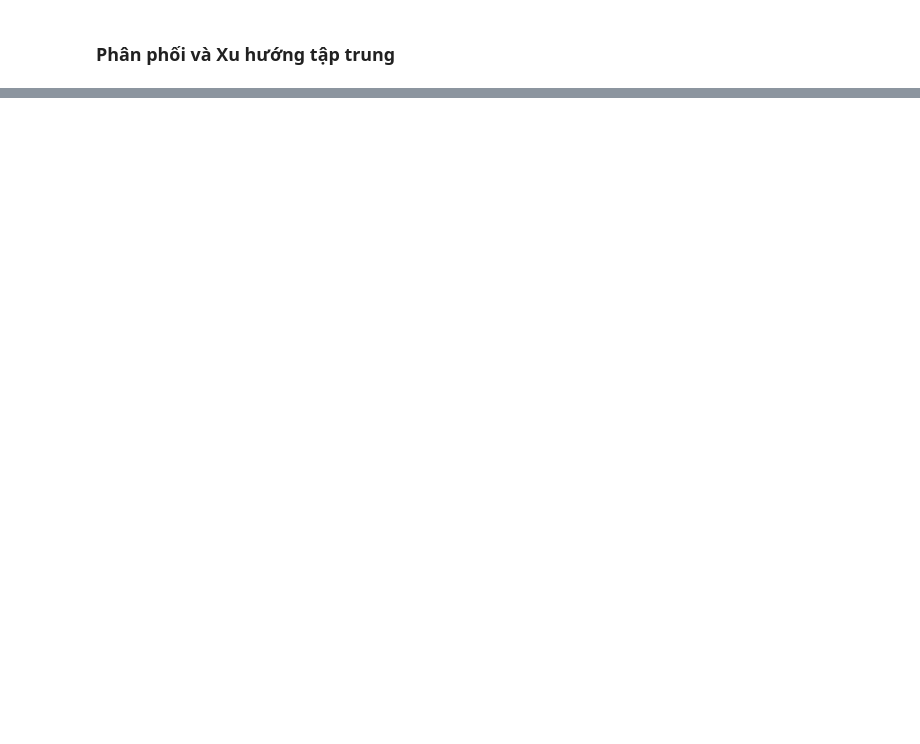
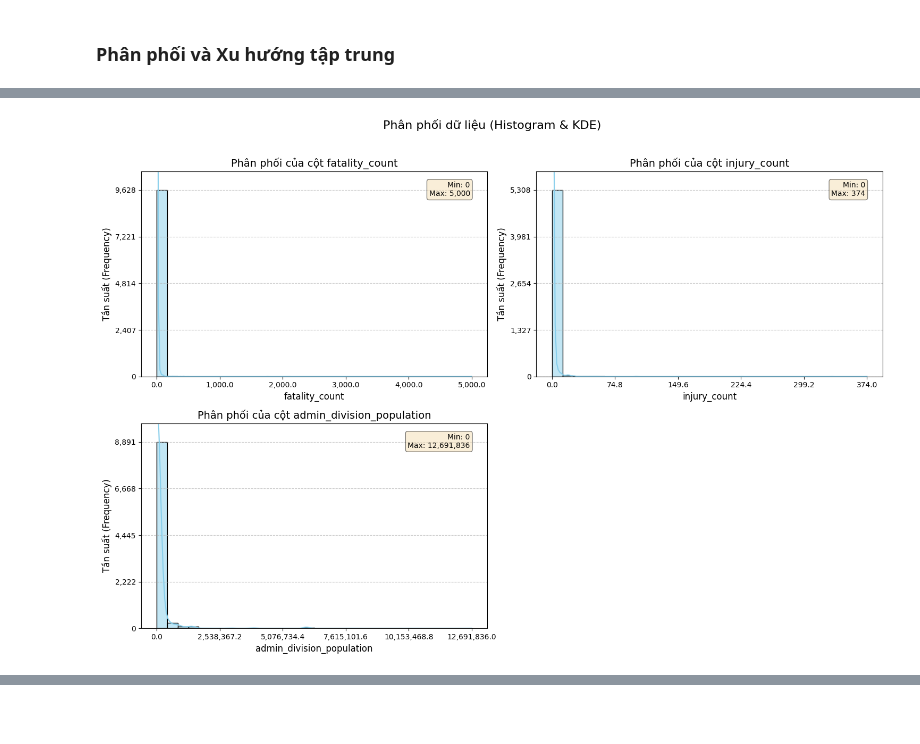
Before and after one commit to tientien01/Global-Landslide-Catalog-NASA-Analysis, a Jupyter notebook: notebook/02_data_exploration.ipynb, the cells around one changed output, grey strips where cells are left out. Drawn from its saved outputs; the diff is of its cells as text; code cells hidden in the pictures; blank space fills up the shorter version.

Commit message:
feat: EDA-initial data exploration (update dataset overview)

```diff
--- a/notebook/02_data_exploration.ipynb
+++ b/notebook/02_data_exploration.ipynb
@@ -238,0 +279,76 @@ Name: event_date, dtype: datetime64[ns]
+# %%
+import math
+import matplotlib.pyplot as plt
+import seaborn as sns
+import numpy as np
+
+# Danh sách các cột cần vẽ
+cols_to_plot = [
+    'fatality_count',
+    'injury_count',
+    'admin_division_population',
+]
+
+n_cols = 2
+n_rows = math.ceil(len(cols_to_plot) / n_cols)
+
+plt.figure(figsize=(15, 5 * n_rows))
+plt.suptitle('Phân phối dữ liệu (Histogram & KDE)', fontsize=16, y=1.02)
+
+for i, col in enumerate(cols_to_plot):
+    # Tạo vị trí cho từng biểu đồ
+    ax = plt.subplot(n_rows, n_cols, i + 1)
+
+    # Vẽ histogram
+    sns.histplot(df[col].dropna(), kde=True, bins=30, color='skyblue', edgecolor='black', ax=ax)
+
+    # ========== TÙY CHỈNH TRỤC X ==========
+    # Lấy giá trị min, max của dữ liệu
+    data_min = df[col].min()
+    data_max = df[col].max()
+
+    # Tạo các tick đẹp hơn cho trục X
+    # Cách 1: Dùng numpy linspace để tạo khoảng cách đều
+    x_ticks = np.linspace(data_min, data_max, num=6)  # 6 điểm chia
+    ax.set_xticks(x_ticks)
+
+    # Định dạng số cho đẹp (bỏ số thập phân nếu là số nguyên)
+    if df[col].dtype in ['int64', 'int32']:
+        ax.set_xticklabels([f'{int(x):,}' for x in x_ticks])
+    else:
+        ax.set_xticklabels([f'{x:,.1f}' for x in x_ticks])
+
+    # ========== TÙY CHỈNH TRỤC Y ==========
+    # Tự động xác định giới hạn trục Y dựa trên histogram
+    # Lấy các patch (cột) của histogram
+    patches = ax.patches
+    if len(patches) > 0:
+        max_height = max([p.get_height() for p in patches])
+        # Đặt giới hạn trục Y cao hơn một chút so với cột cao nhất
+        ax.set_ylim(0, max_height * 1.1)
+
+        # Tạo các tick cho trục Y (5 điểm chia)
+        y_ticks = np.linspace(0, max_height, num=5)
+        ax.set_yticks(y_ticks)
+        ax.set_yticklabels([f'{int(y):,}' for y in y_ticks])
+
+    # Trang trí
+    ax.set_title(f'Phân phối của cột {col}', fontsize=14)
+    ax.set_xlabel(col, fontsize=12)
+    ax.set_ylabel('Tần suất (Frequency)', fontsize=12)
+    ax.grid(axis='y', linestyle='--', alpha=0.7)
+
+    # Thêm giá trị min, max vào tiêu đề hoặc text box
+    ax.text(0.95, 0.95, f'Min: {data_min:,.0f}\nMax: {data_max:,.0f}',
+            transform=ax.transAxes, fontsize=10,
+            verticalalignment='top', horizontalalignment='right',
+            bbox=dict(boxstyle='round', facecolor='wheat', alpha=0.5))
+
+# Xóa biểu đồ trống (nếu có) ở vị trí cuối cùng
+if len(cols_to_plot) % n_cols != 0:
+    plt.delaxes(plt.subplot(n_rows, n_cols, len(cols_to_plot) + 1))
+
+plt.tight_layout()
+plt.show()
+# %% [output]
+[figure, added]
```
Also changed, not shown: parts of 20 cells of this notebook.
